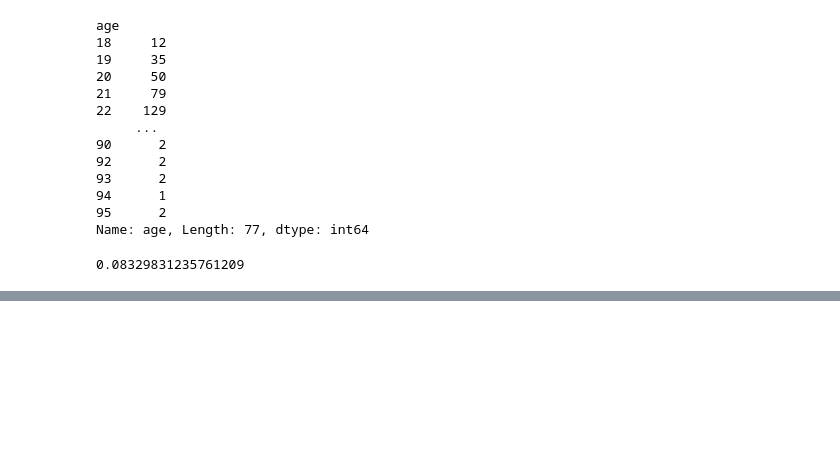
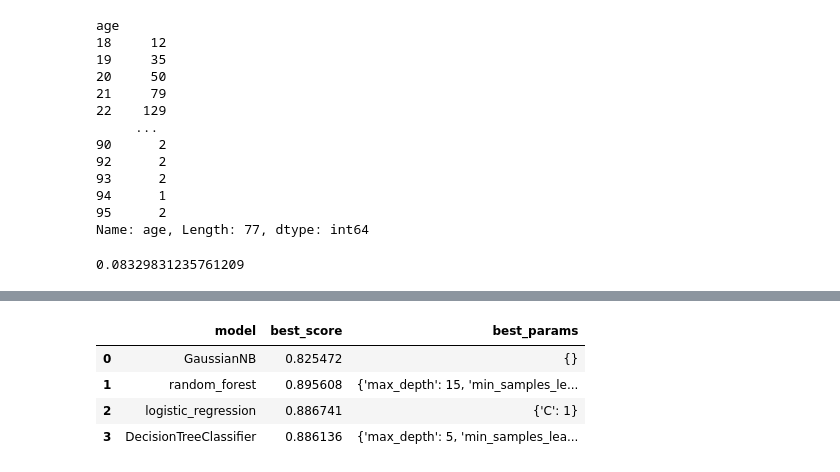
Before and after one commit to ashraful-shuvon/Machine_learning, a Jupyter notebook: Machine Learning Project - Predict Term Deposit Subscriptions/Predict Term Deposit Subscriptions.ipynb, the cells around one changed output, grey strips where cells are left out. Cells and saved outputs as stored; diff of their text form; code cells hidden in the pictures; blank space fills up the shorter version.

Commit message:
Model Building

```diff
--- a/Machine Learning Project - Predict Term Deposit Subscriptions/Predict Term Deposit Subscriptions.ipynb
+++ b/Machine Learning Project - Predict Term Deposit Subscriptions/Predict Term Deposit Subscriptions.ipynb
@@ -911,0 +990,13 @@ df2
+# %%
+x = df4.drop('y_new',axis=1)
+y = df4['y_new']
+# %%
+# Splitting data into train and test
+x_train, x_test, y_train, y_test = train_test_split(x, y, test_size=0.2, random_state=42, stratify=y)
+
+# Splitting data into train and validation
+
+x_train, x_val, y_train, y_val = train_test_split(x_train,y_train, test_size=0.15, random_state=42, stratify=y_train)
+
+# train and test datasets dimensions
+x_train.shape, x_test.shape
@@ -911,0 +1120,59 @@ df2
+# %%
+
+model_params = {
+    'GaussianNB': {
+        'model': GaussianNB(priors= None, var_smoothing = 1e-09),
+        'params': {
+
+            }
+    },
+    'random_forest' : {
+        'model': RandomForestClassifier(),
+        'params' : {
+            'n_estimators': [1,5,10],
+            'max_depth': [None, 5, 10, 15, 20],
+            'min_samples_leaf': [1, 2, 4],
+        }
+    },
+    'logistic_regression' : {
+        'model': LogisticRegression(solver='liblinear',multi_class='auto'),
+        'params': {
+            'C': [1,5,10]
+        }
+    },
+    'DecisionTreeClassifier': {
+        'model': DecisionTreeClassifier(),
+        'params': {
+            'max_depth': [None, 5, 10, 15, 20],
+            'min_samples_leaf': [1, 2, 4],
+
+        }
+    }
+
+}
+
+scores = []
+
+for model_name, mp in model_params.items():
+    clf =  GridSearchCV(mp['model'], mp['params'], cv=5, return_train_score=False)
+    clf.fit(x_val, y_val)
+    scores.append({
+        'model': model_name,
+        'best_score': clf.best_score_,
+        'best_params': clf.best_params_
+    })
+
+dff = pd.DataFrame(scores,columns=['model','best_score','best_params'])
+
+# Configure Pandas to display more content
+pd.set_option('display.max_columns', None)  # Display all columns
+pd.set_option('display.expand_frame_repr', False )  # Allow horizontal scrolling
+
+# Display the DataFrame
+dff
+# %% [output]
+|  | model | best_score | best_params |
+| 0 | GaussianNB | 0.825472 | {} |
+| 1 | random_forest | 0.895608 | {'max_depth': 15, 'min_samples_le... |
+| 2 | logistic_regression | 0.886741 | {'C': 1} |
+| 3 | DecisionTreeClassifier | 0.886136 | {'max_depth': 5, 'min_samples_lea... |
```
Also changed, not shown: parts of 88 cells of this notebook.
